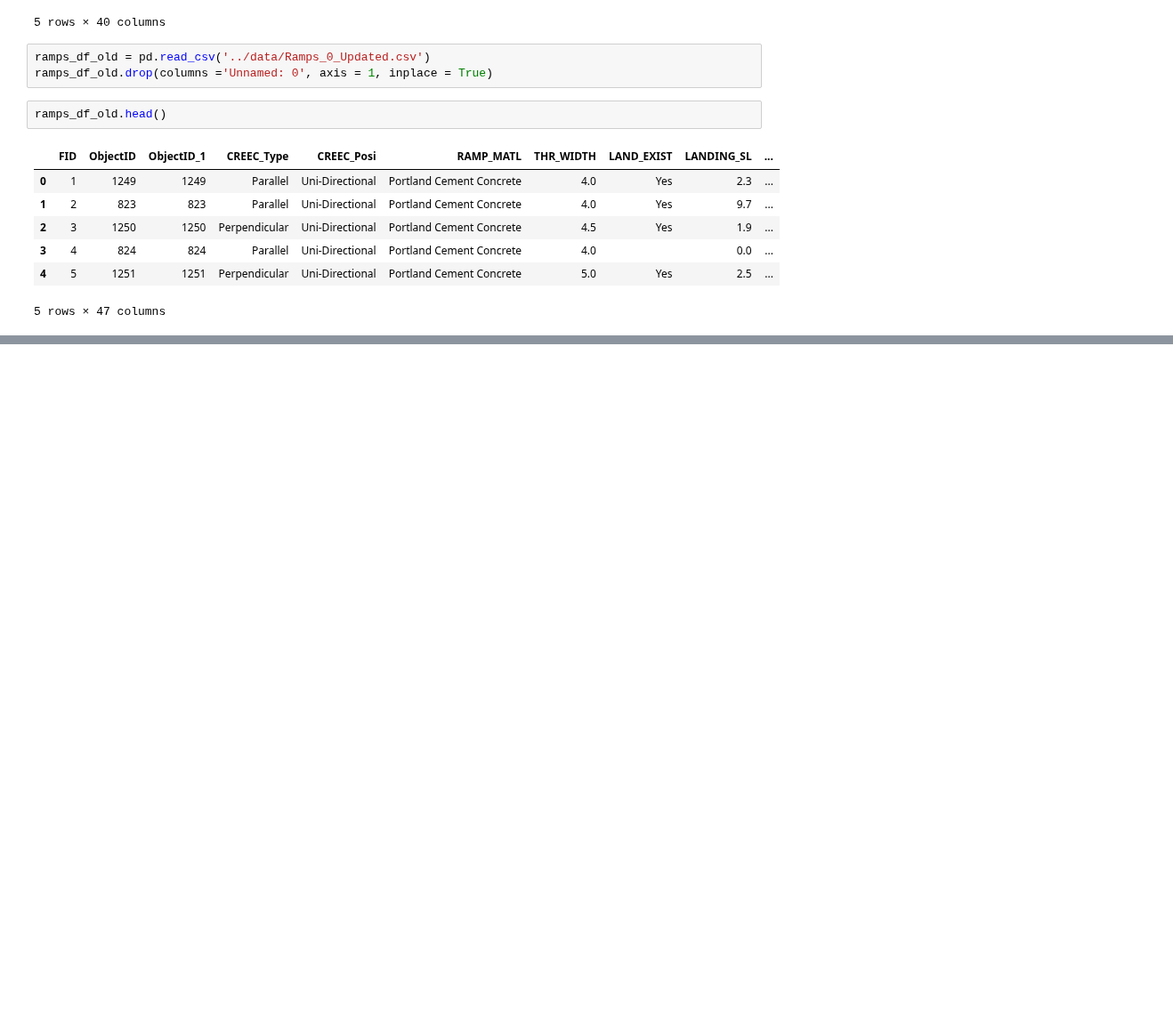
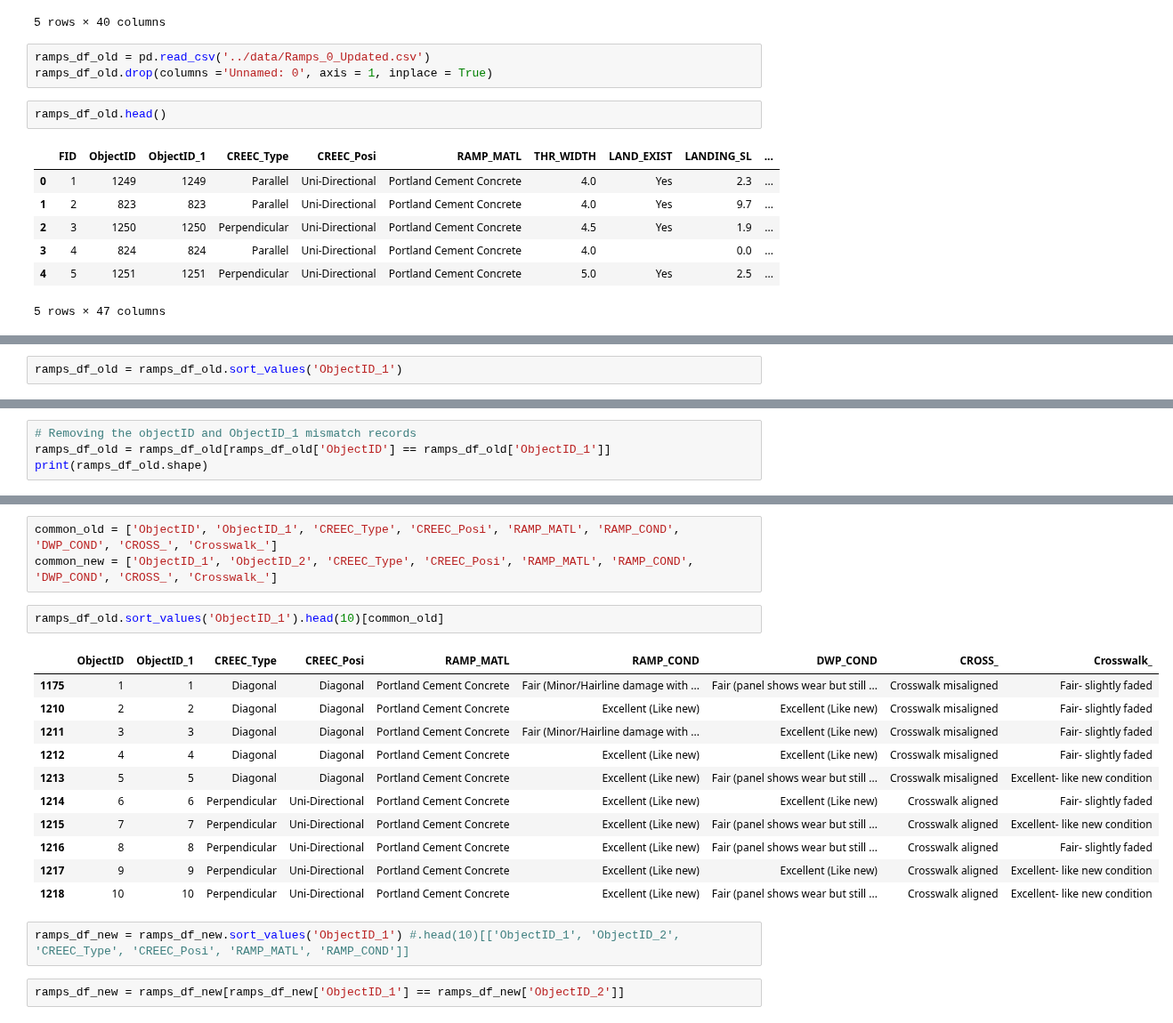
Before and after one commit to BU-Spark/ds-stantec-sidewalks, a Jupyter notebook: spring23-team-1/files/ramps_0_score_analysis.ipynb, the cells around one changed output, grey strips where cells are left out. Shown at 89% size. Saved outputs shown, nothing was run; the diff lists cells and outputs as text; blank space fills up the shorter version.

Commit message:
Incorporated the score to the Ramps_0.csv

```diff
--- a/spring23-team-1/files/ramps_0_score_analysis.ipynb
+++ b/spring23-team-1/files/ramps_0_score_analysis.ipynb
@@ -93,0 +103,2 @@ common_columns_list = list(common_columns)
+# %%
+ramps_df_old = ramps_df_old.sort_values('ObjectID_1')
@@ -93,0 +113,4 @@ common_columns_list = list(common_columns)
+# %%
+# Removing the objectID and ObjectID_1 mismatch records
+ramps_df_old = ramps_df_old[ramps_df_old['ObjectID'] == ramps_df_old['ObjectID_1']]
+print(ramps_df_old.shape)
@@ -93,0 +129,21 @@ common_columns_list = list(common_columns)
+# %%
+common_old = ['ObjectID', 'ObjectID_1', 'CREEC_Type', 'CREEC_Posi', 'RAMP_MATL', 'RAMP_COND', 'DWP_COND', 'CROSS_', 'Crosswalk_']
+common_new = ['ObjectID_1', 'ObjectID_2', 'CREEC_Type', 'CREEC_Posi', 'RAMP_MATL', 'RAMP_COND', 'DWP_COND', 'CROSS_', 'Crosswalk_']
+# %%
+ramps_df_old.sort_values('ObjectID_1').head(10)[common_old]
+# %% [output]
+|  | ObjectID | ObjectID_1 | CREEC_Type | CREEC_Posi | RAMP_MATL | RAMP_COND | DWP_COND | CROSS_ | Crosswalk_ |
+| 1175 | 1 | 1 | Diagonal | Diagonal | Portland Cement Concrete | Fair (Minor/Hairline damage with ... | Fair (panel shows wear but still ... | Crosswalk misaligned | Fair- slightly faded |
+| 1210 | 2 | 2 | Diagonal | Diagonal | Portland Cement Concrete | Excellent (Like new) | Excellent (Like new) | Crosswalk misaligned | Fair- slightly faded |
+| 1211 | 3 | 3 | Diagonal | Diagonal | Portland Cement Concrete | Fair (Minor/Hairline damage with ... | Excellent (Like new) | Crosswalk misaligned | Fair- slightly faded |
+| 1212 | 4 | 4 | Diagonal | Diagonal | Portland Cement Concrete | Excellent (Like new) | Excellent (Like new) | Crosswalk misaligned | Fair- slightly faded |
+| 1213 | 5 | 5 | Diagonal | Diagonal | Portland Cement Concrete | Excellent (Like new) | Fair (panel shows wear but still ... | Crosswalk misaligned | Excellent- like new condition |
+| 1214 | 6 | 6 | Perpendicular | Uni-Directional | Portland Cement Concrete | Excellent (Like new) | Excellent (Like new) | Crosswalk aligned | Fair- slightly faded |
+| 1215 | 7 | 7 | Perpendicular | Uni-Directional | Portland Cement Concrete | Excellent (Like new) | Fair (panel shows wear but still ... | Crosswalk aligned | Excellent- like new condition |
+| 1216 | 8 | 8 | Perpendicular | Uni-Directional | Portland Cement Concrete | Excellent (Like new) | Fair (panel shows wear but still ... | Crosswalk aligned | Fair- slightly faded |
+| 1217 | 9 | 9 | Perpendicular | Uni-Directional | Portland Cement Concrete | Excellent (Like new) | Excellent (Like new) | Crosswalk aligned | Excellent- like new condition |
+| 1218 | 10 | 10 | Perpendicular | Uni-Directional | Portland Cement Concrete | Excellent (Like new) | Fair (panel shows wear but still ... | Crosswalk aligned | Excellent- like new condition |
+# %%
+ramps_df_new = ramps_df_new.sort_values('ObjectID_1') #.head(10)[['ObjectID_1', 'ObjectID_2', 'CREEC_Type', 'CREEC_Posi', 'RAMP_MATL', 'RAMP_COND']]
+# %%
+ramps_df_new = ramps_df_new[ramps_df_new['ObjectID_1'] == ramps_df_new['ObjectID_2']]
```
Also changed, not shown: parts of 16 cells of this notebook, 4 other files.
